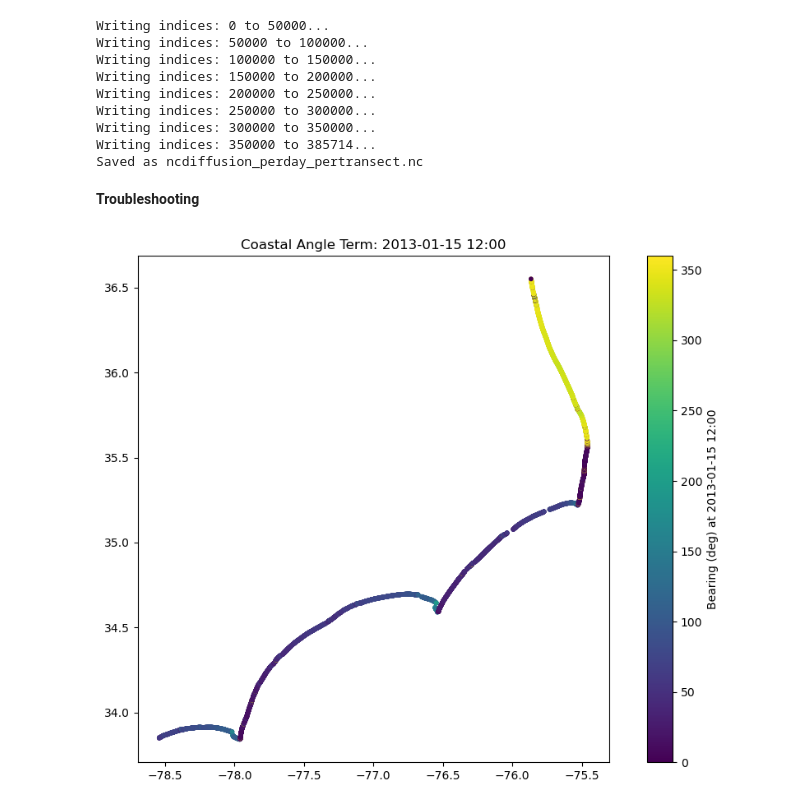
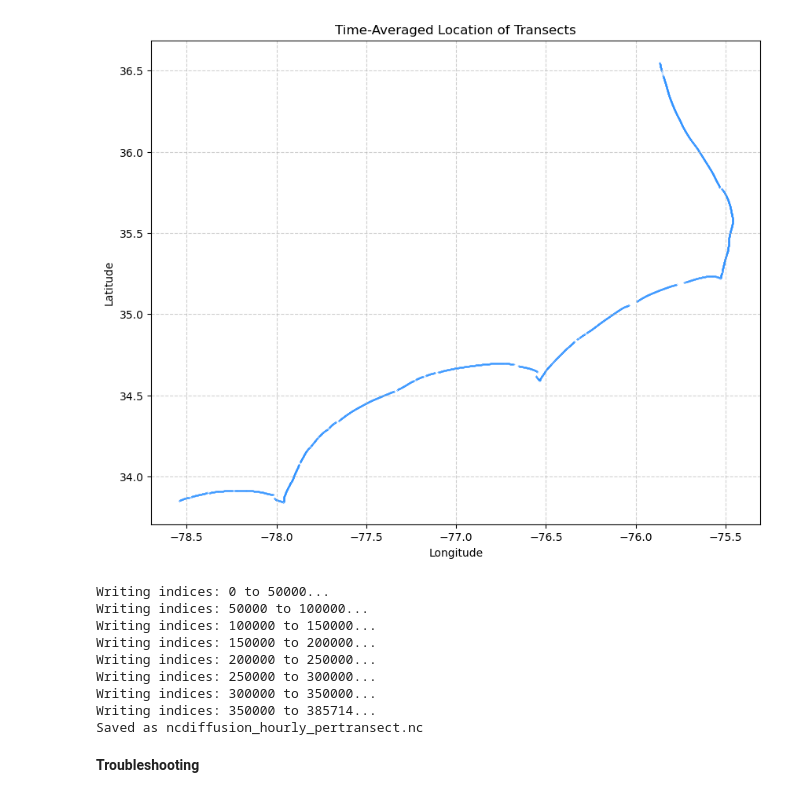
Before and after one commit to acdealy/coastal_diffusion_qs, a Jupyter notebook: calculate_diffusivity.ipynb, the cells around one changed output. Saved outputs shown, nothing was run; the diff lists cells and outputs as text; code cells hidden in the pictures.

```diff
--- a/calculate_diffusivity.ipynb
+++ b/calculate_diffusivity.ipynb
@@ -85,2 +74,20 @@ coast_transects.plot()
+# %%
+# plot shoreline points
+fig, ax = plt.subplots(figsize=(10, 8))
+
+ax.scatter(
+    shore['mean_lon'].values,
+    shore['mean_lat'].values,
+    s=.01,
+    c='dodgerblue',
+    alpha=0.7
+)
+
+ax.set_title('Time-Averaged Location of Transects')
+ax.set_xlabel('Longitude')
+ax.set_ylabel('Latitude')
+ax.grid(True, linestyle='--', alpha=0.6)
+# %% [output]
+[figure, added]
 # %%
 # compute shoreline angles (bearing from north)
@@ -122,14 +137,18 @@ angles_xr = xr.DataArray(
 # diff_array = calc_diff(dm_chunk, hs_chunk, tp_chunk, angles_xr, k)
 # %%
 # iteratively save nc file
-file_name = 'ncdiffusion_perday_pertransect.nc'
+file_name = 'ncdiffusion_hourly_pertransect.nc'
 if os.path.exists(file_name):
     os.remove(file_name)
 
 total_time_len = len(dm_mapped.time)
 
 full_template = xr.Dataset(
-    {"diffusivity": (("time", "site"), np.zeros((total_time_len, len(angles_xr)), dtype='float32'))},
+    {
+        "diffusivity": (("time", "site"), np.zeros((total_time_len, len(angles_xr)), dtype='float32')),
+        "lat": ("site", shore['mean_lat'].values),
+        "lon": ("site", shore['mean_lon'].values),
+    },
     coords={"time": dm_mapped.time, "site": dm_mapped.site}
 )
 
@@ -159,7 +178,7 @@ Writing indices: 200000 to 250000...
 Writing indices: 250000 to 300000...
 Writing indices: 300000 to 350000...
 Writing indices: 350000 to 385714...
-Saved as ncdiffusion_perday_pertransect.nc
+Saved as ncdiffusion_hourly_pertransect.nc
 # %% [markdown]
 **Troubleshooting**
 # %%
@@ -173,33 +192,3 @@ angle_snapshot = np.minimum(np.abs((phi - thet) % 360), np.abs((phi - ((thet - 1
 angle_snapshot = angle_snapshot.where(angle_snapshot <= 90)
 hs_snapshot = hs_mapped.sel(time=target_date, method='nearest')
 tp_snapshot = tp_mapped.sel(time=target_date, method='nearest')
-# %%
-extracted_array = angles_xr
-
-coast_transects['snapshot_val'] = extracted_array.values.astype(float)
-
-fig, ax = plt.subplots(figsize=(12, 8))
-
-plot = coast_transects.set_geometry('centroid').plot(
-    column='snapshot_val',
-    cmap='viridis',
-    legend=False,
-    markersize=10,
-    ax=ax
-)
-
-vmin = coast_transects['snapshot_val'].min()
-vmax = coast_transects['snapshot_val'].max()
-
-sm = plt.cm.ScalarMappable(
-    cmap='viridis',
-    norm=plt.Normalize(vmin=vmin, vmax=vmax)
-)
-
-cbar = fig.colorbar(sm, ax=ax)
-cbar.set_label(f"Bearing (deg) at {target_date}")
-
-ax.set_title(f"Coastal Angle Term: {target_date}")
-plt.show()
-# %% [output]
-[figure, removed]
```
Also changed, not shown: parts of 14 cells of this notebook, 6 other files.
